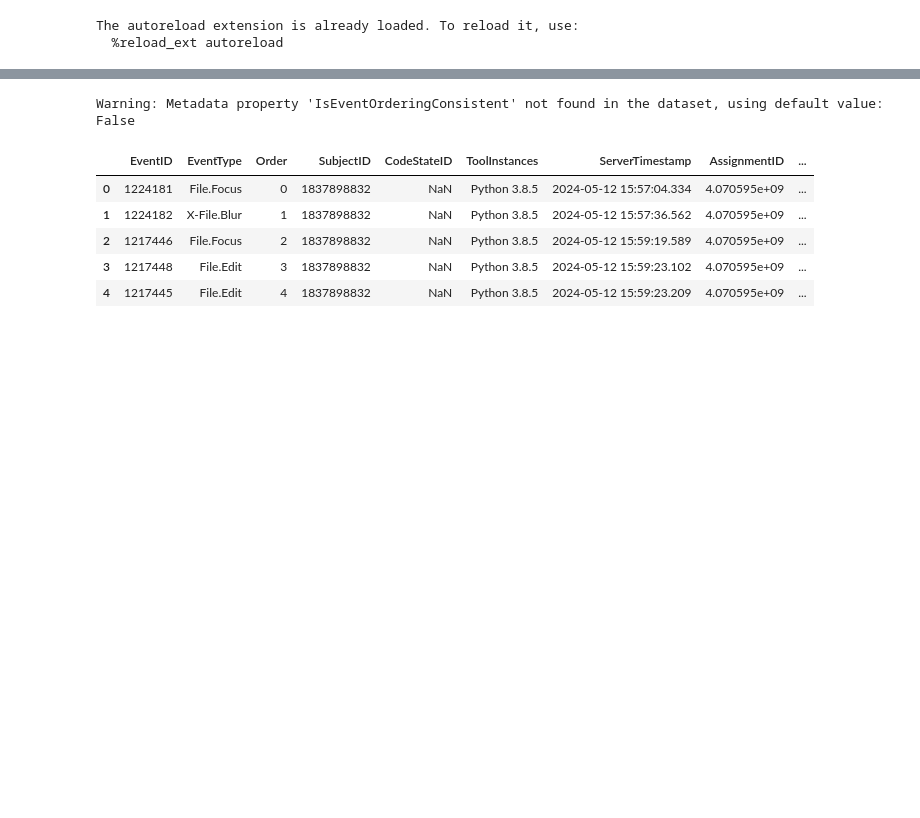
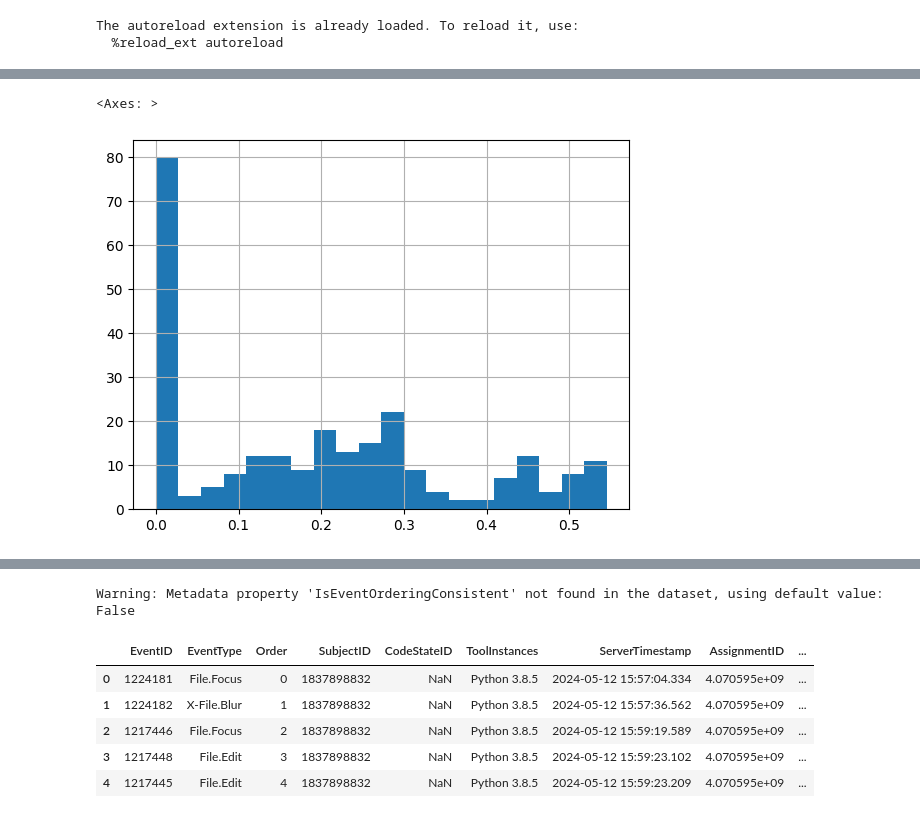
Before and after one commit to CSSPLICE/ProgSnapToolkit, a Jupyter notebook: test_anaytics.ipynb, the cells around one changed output, grey strips where cells are left out. Drawn from its saved outputs; the diff is of its cells as text; code cells hidden in the pictures; blank space fills up the shorter version.

```diff
--- a/test_anaytics.ipynb
+++ b/test_anaytics.ipynb
@@ -81,0 +126,5 @@ for step in proprocessing_steps:
+# %%
+exam_scores.exam_total.hist(bins=20)
+# %% [output]
+<Axes: >
+[figure, added]
```
Also changed, not shown: parts of 16 cells of this notebook, 5 other files.
